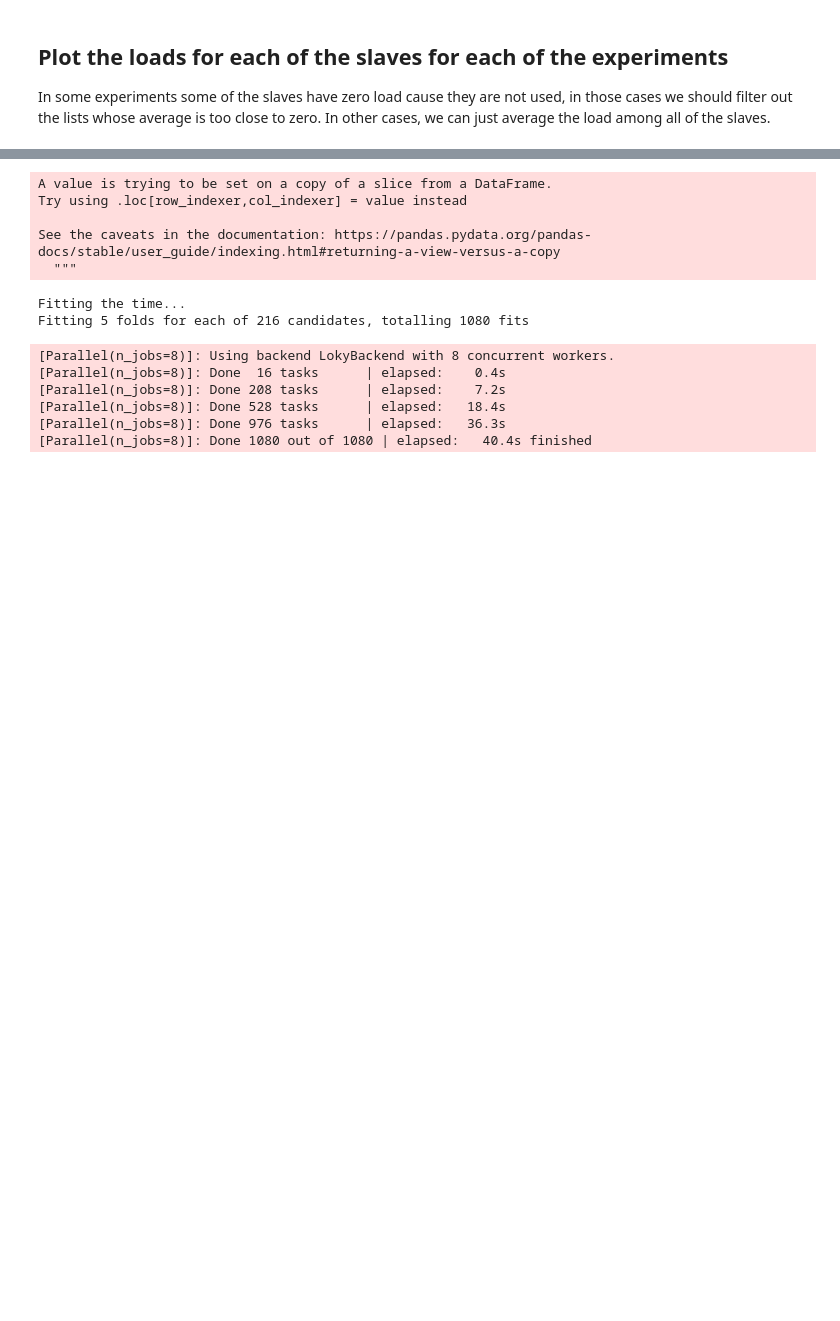
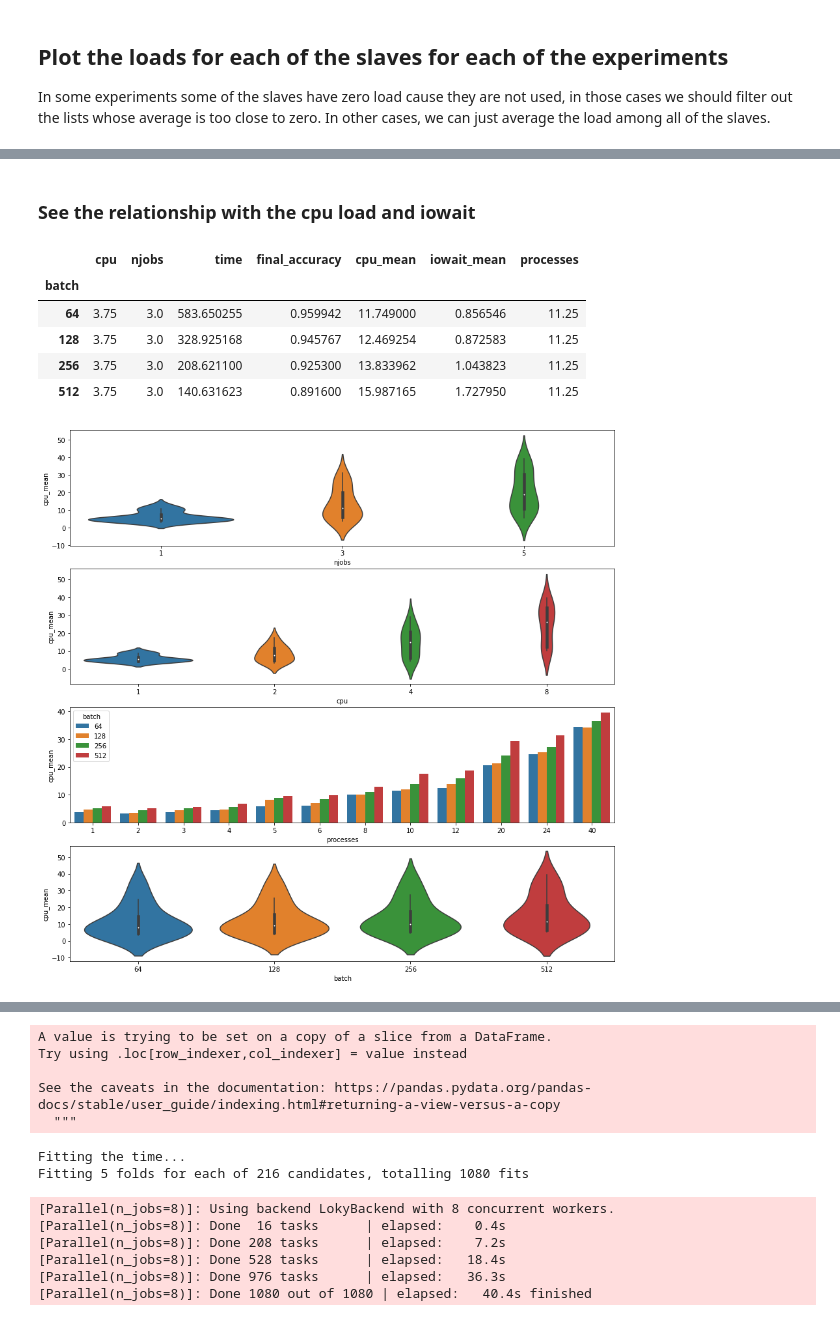
Before and after one commit to sharwinbobde/Courier-BigDL-Study, a Jupyter notebook: experiment-results.ipynb, the cells around one changed output, grey strips where cells are left out. Cells and saved outputs as stored; diff of their text form; code cells hidden in the pictures; blank space fills up the shorter version.

```diff
--- a/experiment-results.ipynb
+++ b/experiment-results.ipynb
@@ -347,0 +365,23 @@ def plot_accuracies(df: pd.DataFrame,  final_value=False, by = None):
+# %% [markdown]
+### See the relationship with the cpu load and iowait
+# %%
+fig, (ax1, ax2, ax3, ax4) = plt.subplots(4, figsize=(15,15))
+
+sns.violinplot(x='njobs', y='cpu_mean', data=results_df, ax=ax1)
+sns.violinplot(x='cpu', y='cpu_mean', data=results_df, ax=ax2)
+
+results_df['processes'] = results_df['cpu'] * results_df['njobs']
+sns.barplot(x='processes', y='cpu_mean', hue='batch', data=results_df, ax=ax3)
+sns.violinplot(x='batch', y='cpu_mean', data=results_df, ax=ax4);
+
+
+# Surprisingly, the batch size doesn't influence cpu utilization??
+results_df.groupby(['batch']).mean()
+# %% [output]
+|  | cpu | njobs | time | final_accuracy | cpu_mean | iowait_mean | processes |
+| batch |  |  |  |  |  |  |  |
+| 64 | 3.75 | 3.0 | 583.650255 | 0.959942 | 11.749000 | 0.856546 | 11.25 |
+| 128 | 3.75 | 3.0 | 328.925168 | 0.945767 | 12.469254 | 0.872583 | 11.25 |
+| 256 | 3.75 | 3.0 | 208.621100 | 0.925300 | 13.833962 | 1.043823 | 11.25 |
+| 512 | 3.75 | 3.0 | 140.631623 | 0.891600 | 15.987165 | 1.727950 | 11.25 |
+[figure, added]
```
Also changed, not shown: parts of 18 cells of this notebook.
